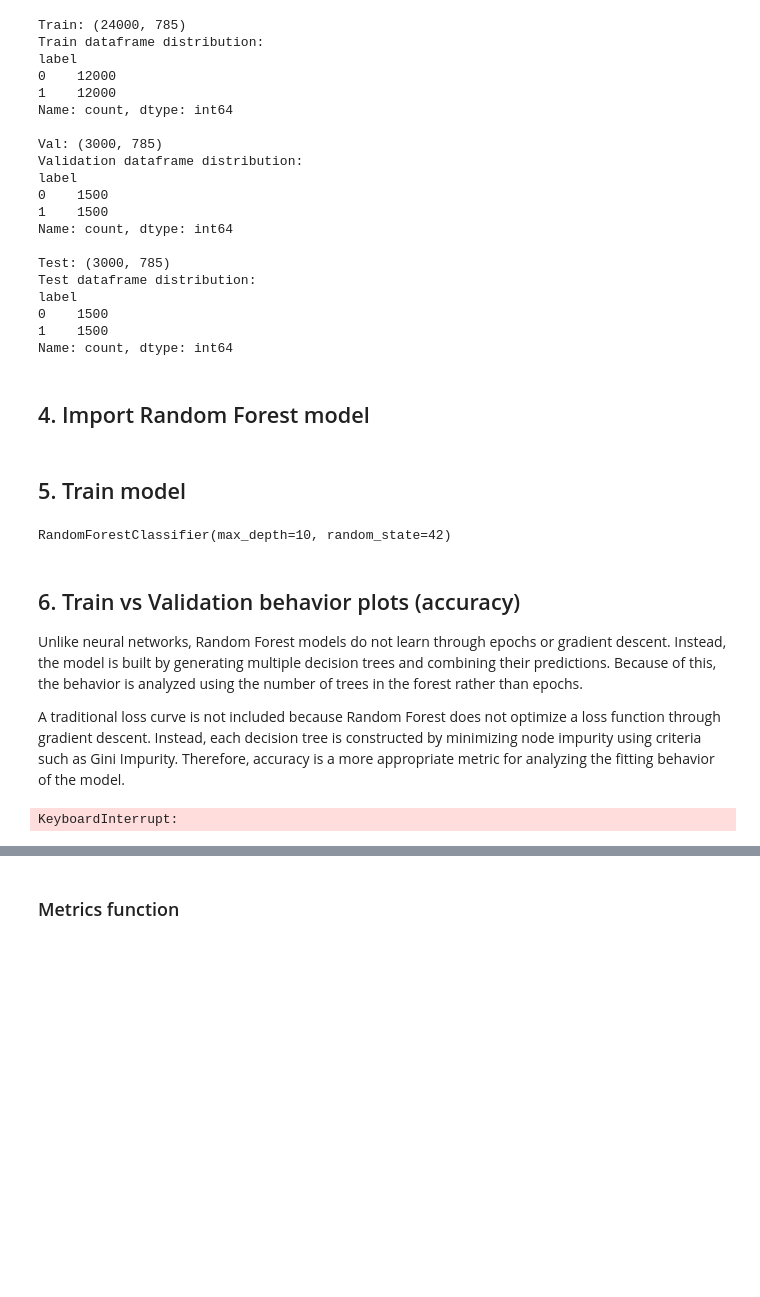
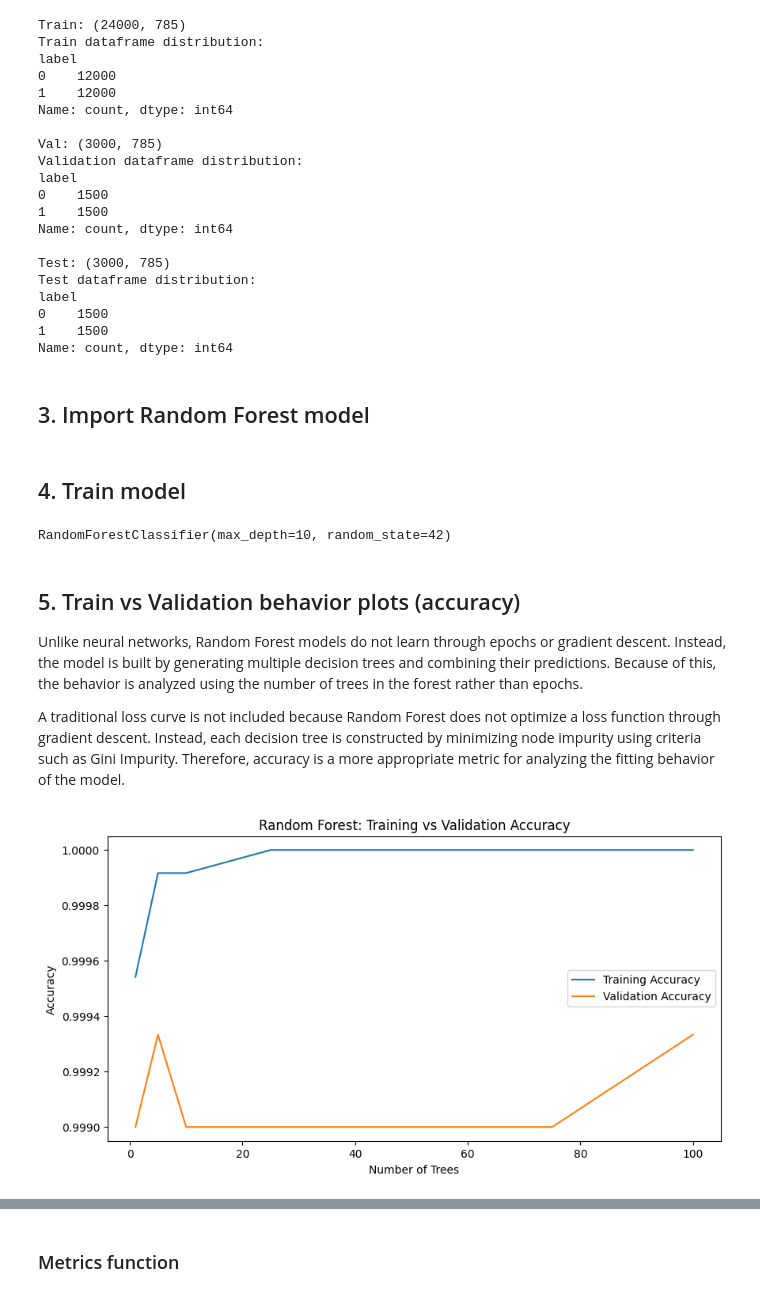
Before and after one commit to paustelito/ai-code-analyzer, a Jupyter notebook: Training/decoder_ML_algorithms.ipynb, the cells around one changed output, grey strips where cells are left out. Cells and saved outputs as stored; diff of their text form; code cells hidden in the pictures; blank space fills up the shorter version.

```diff
--- a/Training/decoder_ML_algorithms.ipynb
+++ b/Training/decoder_ML_algorithms.ipynb
@@ -153,7 +177,7 @@ label
 1    1500
 Name: count, dtype: int64
 # %% [markdown]
-## 4. Import Random Forest model
+## 3. Import Random Forest model
 # %%
 sys.path.append(os.path.abspath("../models/ML_algorithms"))
 
@@ -161,5 +185,5 @@ from random_forest_model import create_model
 
 rf_model = create_model()
 # %% [markdown]
-## 5. Train model
+## 4. Train model
 # %%
@@ -171,7 +191,7 @@ rf_model.fit(X_train, y_train)
 # %% [output]
 RandomForestClassifier(max_depth=10, random_state=42)
 # %% [markdown]
-## 6. Train vs Validation behavior plots (accuracy)
+## 5. Train vs Validation behavior plots (accuracy)
 
 Unlike neural networks, Random Forest models do not learn through epochs or gradient descent. Instead, the model is built by generating multiple decision trees and combining their predictions. Because of this, the behavior is analyzed using the number of trees in the forest rather than epochs.
 
@@ -179,55 +199,33 @@ A traditional loss curve is not included because Random Forest does not optimize
 # %%
 train_acc = []
 val_acc = []
 
-for n in range(1, 101):
+tree_values = [1, 5, 10, 25, 50, 75, 100]
+
+for n in tree_values:
 
     rf = RandomForestClassifier(
         n_estimators=n,
         max_depth=10,
-        random_state=42
+        random_state=42,
+        n_jobs=-1
     )
 
     rf.fit(X_train, y_train)
 
-    train_acc.append(
-        accuracy_score(
-            y_train,
-            rf.predict(X_train)
-        )
-    )
-
-    val_acc.append(
-        accuracy_score(
-            y_test,
-            rf.predict(X_test)
-        )
-    )
+    train_acc.append(accuracy_score(y_train, rf.predict(X_train)))
+    val_acc.append(accuracy_score(y_val, rf.predict(X_val)))
 
 plt.figure(figsize=(10,5))
 
-plt.plot(
-    range(1,101),
-    train_acc,
-    label="Training Accuracy"
-)
+plt.plot(tree_values, train_acc, label="Training Accuracy")
+plt.plot(tree_values, val_acc, label="Validation Accuracy")
 
-plt.plot(
-    range(1,101),
-    val_acc,
-    label="Validation Accuracy"
-)
-
-plt.title(
-    "Random Forest: Training vs Validation Accuracy"
-)
-
+plt.title("Random Forest: Training vs Validation Accuracy")
 plt.xlabel("Number of Trees")
 plt.ylabel("Accuracy")
-
 plt.legend()
-
 plt.show()
 # %% [output]
-KeyboardInterrupt:
+[figure, added]
 # %% [markdown]
```
Also changed, not shown: parts of 20 cells of this notebook.
